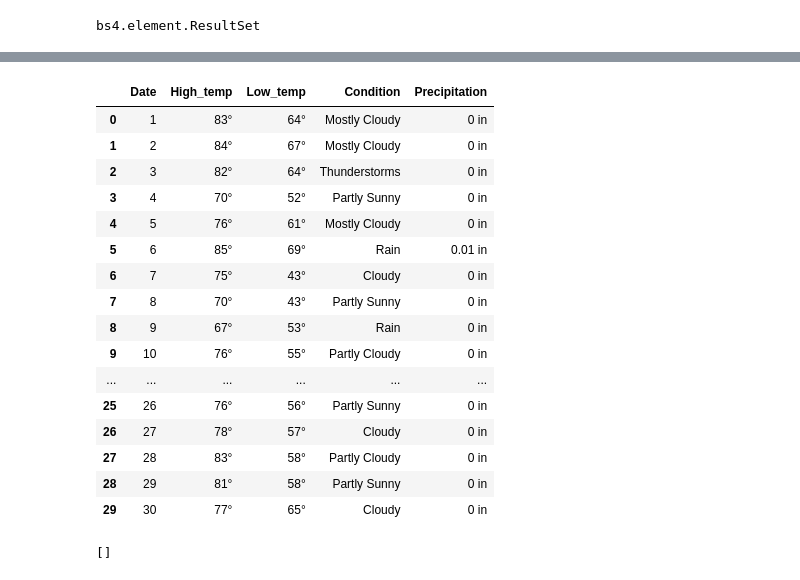
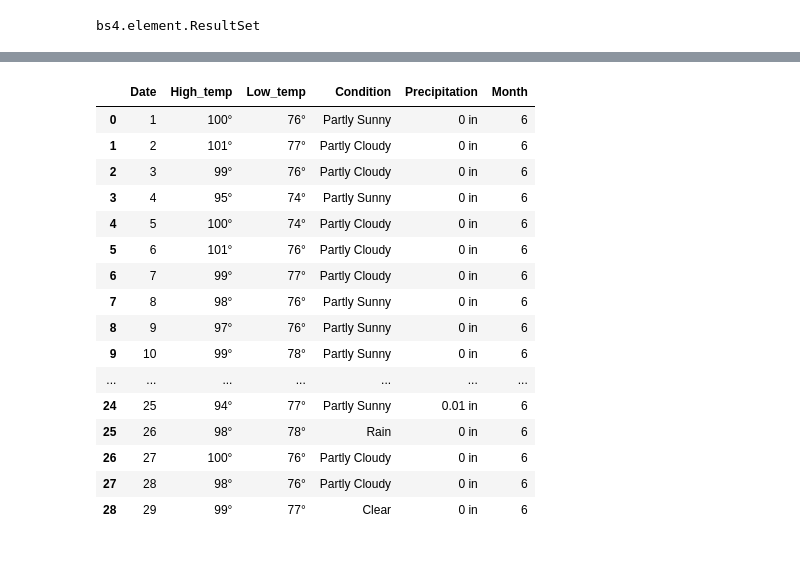
Before and after one commit to georgebendele/etl_project, a Jupyter notebook: project2.ipynb, the cells around one changed output, grey strips where cells are left out. Saved outputs shown, nothing was run; the diff lists cells and outputs as text; code cells hidden in the pictures.

```diff
--- a/project2.ipynb
+++ b/project2.ipynb
@@ -17,5 +18,5 @@ browser = Browser('chrome', **executable_path, headless=False)
 # %%
-url = 'https://www.wunderground.com/calendar/us/tx/san-antonio/KSAT/date/2018-4'
+url = 'https://www.wunderground.com/calendar/us/tx/san-antonio/KSAT/date/2018-6'
 browser.visit(url)
 # %%
     html = browser.html
@@ -106,27 +107,24 @@ data_dict["Condition"] = phrase
 data_dict["Precipitation"] = precip
 # %%
 df = pd.DataFrame(data_dict)
-# %%
-df
-# %% [output]
-|  | Date | High_temp | Low_temp | Condition | Precipitation |
-| 0 | 1 | 83° | 64° | Mostly Cloudy | 0 in |
-| 1 | 2 | 84° | 67° | Mostly Cloudy | 0 in |
-| 2 | 3 | 82° | 64° | Thunderstorms | 0 in |
-| 3 | 4 | 70° | 52° | Partly Sunny | 0 in |
-| 4 | 5 | 76° | 61° | Mostly Cloudy | 0 in |
-| 5 | 6 | 85° | 69° | Rain | 0.01 in |
-| 6 | 7 | 75° | 43° | Cloudy | 0 in |
-| 7 | 8 | 70° | 43° | Partly Sunny | 0 in |
-| 8 | 9 | 67° | 53° | Rain | 0 in |
-| 9 | 10 | 76° | 55° | Partly Cloudy | 0 in |
-| ... | ... | ... | ... | ... | ... |
-| 25 | 26 | 76° | 56° | Partly Sunny | 0 in |
-| 26 | 27 | 78° | 57° | Cloudy | 0 in |
-| 27 | 28 | 83° | 58° | Partly Cloudy | 0 in |
-| 28 | 29 | 81° | 58° | Partly Sunny | 0 in |
-| 29 | 30 | 77° | 65° | Cloudy | 0 in |
-# %%
-precip
-# %% [output]
-[]
+# %%
+df['Month']=url[-1]
+df
+# %% [output]
+|  | Date | High_temp | Low_temp | Condition | Precipitation | Month |
+| 0 | 1 | 100° | 76° | Partly Sunny | 0 in | 6 |
+| 1 | 2 | 101° | 77° | Partly Cloudy | 0 in | 6 |
+| 2 | 3 | 99° | 76° | Partly Cloudy | 0 in | 6 |
+| 3 | 4 | 95° | 74° | Partly Sunny | 0 in | 6 |
+| 4 | 5 | 100° | 74° | Partly Cloudy | 0 in | 6 |
+| 5 | 6 | 101° | 76° | Partly Cloudy | 0 in | 6 |
+| 6 | 7 | 99° | 77° | Partly Cloudy | 0 in | 6 |
+| 7 | 8 | 98° | 76° | Partly Sunny | 0 in | 6 |
+| 8 | 9 | 97° | 76° | Partly Sunny | 0 in | 6 |
+| 9 | 10 | 99° | 78° | Partly Sunny | 0 in | 6 |
+| ... | ... | ... | ... | ... | ... | ... |
+| 24 | 25 | 94° | 77° | Partly Sunny | 0.01 in | 6 |
+| 25 | 26 | 98° | 78° | Rain | 0 in | 6 |
+| 26 | 27 | 100° | 76° | Partly Cloudy | 0 in | 6 |
+| 27 | 28 | 98° | 76° | Partly Cloudy | 0 in | 6 |
+| 28 | 29 | 99° | 77° | Clear | 0 in | 6 |
```
Also changed, not shown: parts of 8 cells of this notebook, 2 other files.
